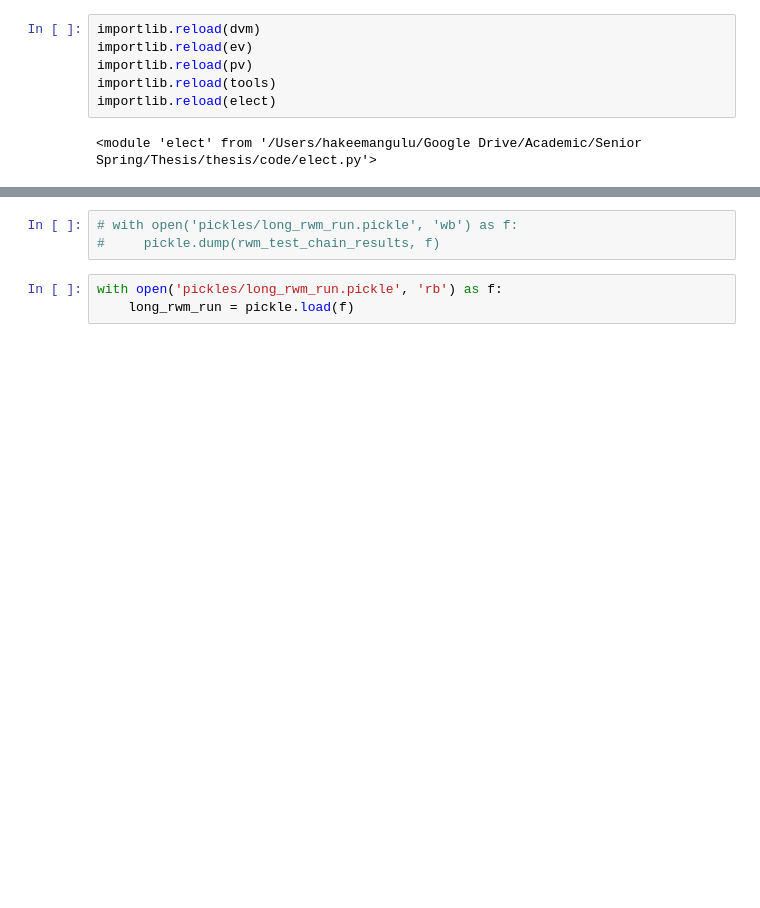
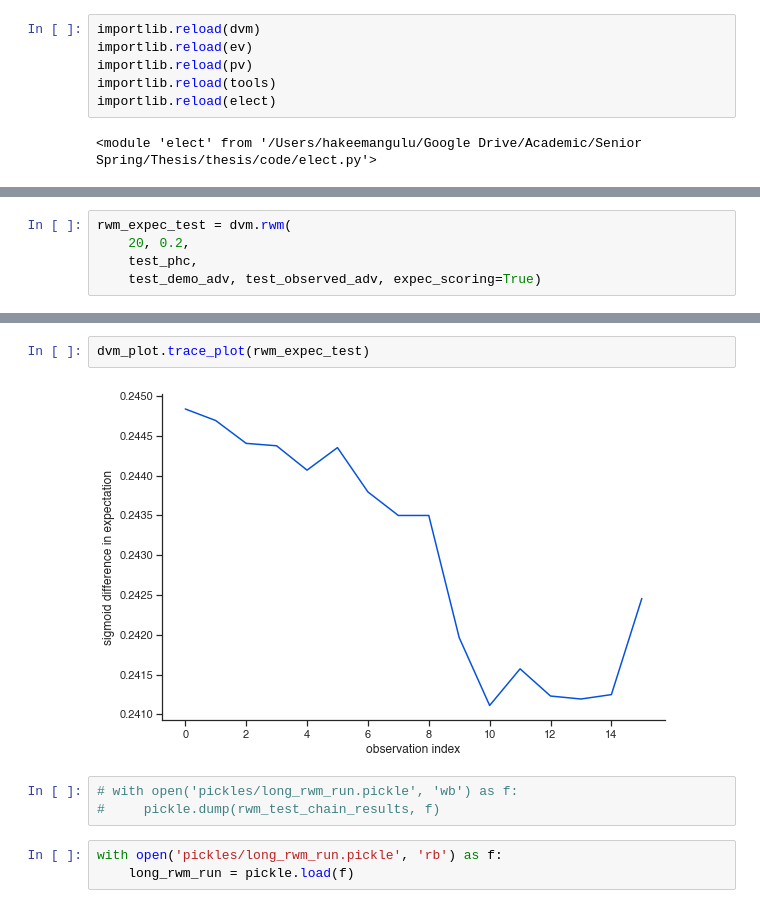
Before and after one commit to hangulu/thesis, a Jupyter notebook: code/methods.ipynb, the cells around one changed output, grey strips where cells are left out. Cells and saved outputs as stored; diff of their text form; blank space fills up the shorter version.

```diff
--- a/code/methods.ipynb
+++ b/code/methods.ipynb
@@ -106,0 +110,5 @@ import pickle
+# %%
+rwm_expec_test = dvm.rwm(
+    20, 0.2,
+    test_phc,
+    test_demo_adv, test_observed_adv, expec_scoring=True)
@@ -107,3 +124,7 @@ import pickle
+# %%
+dvm_plot.trace_plot(rwm_expec_test)
+# %% [output]
+[figure, added]
 # %%
 # with open('pickles/long_rwm_run.pickle', 'wb') as f:
 #     pickle.dump(rwm_test_chain_results, f)
```
Also changed, not shown: parts of 13 cells of this notebook, 2 other files.
